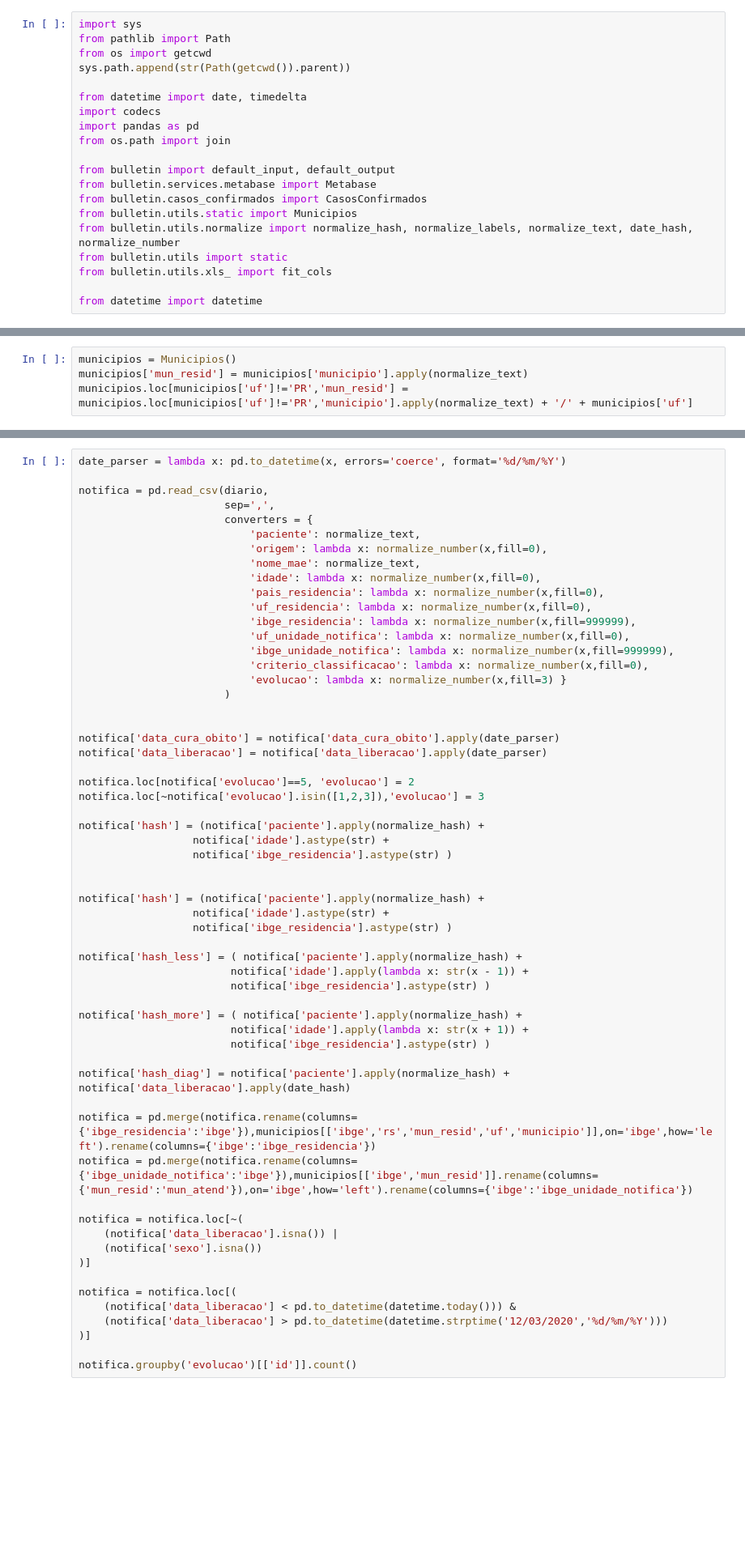
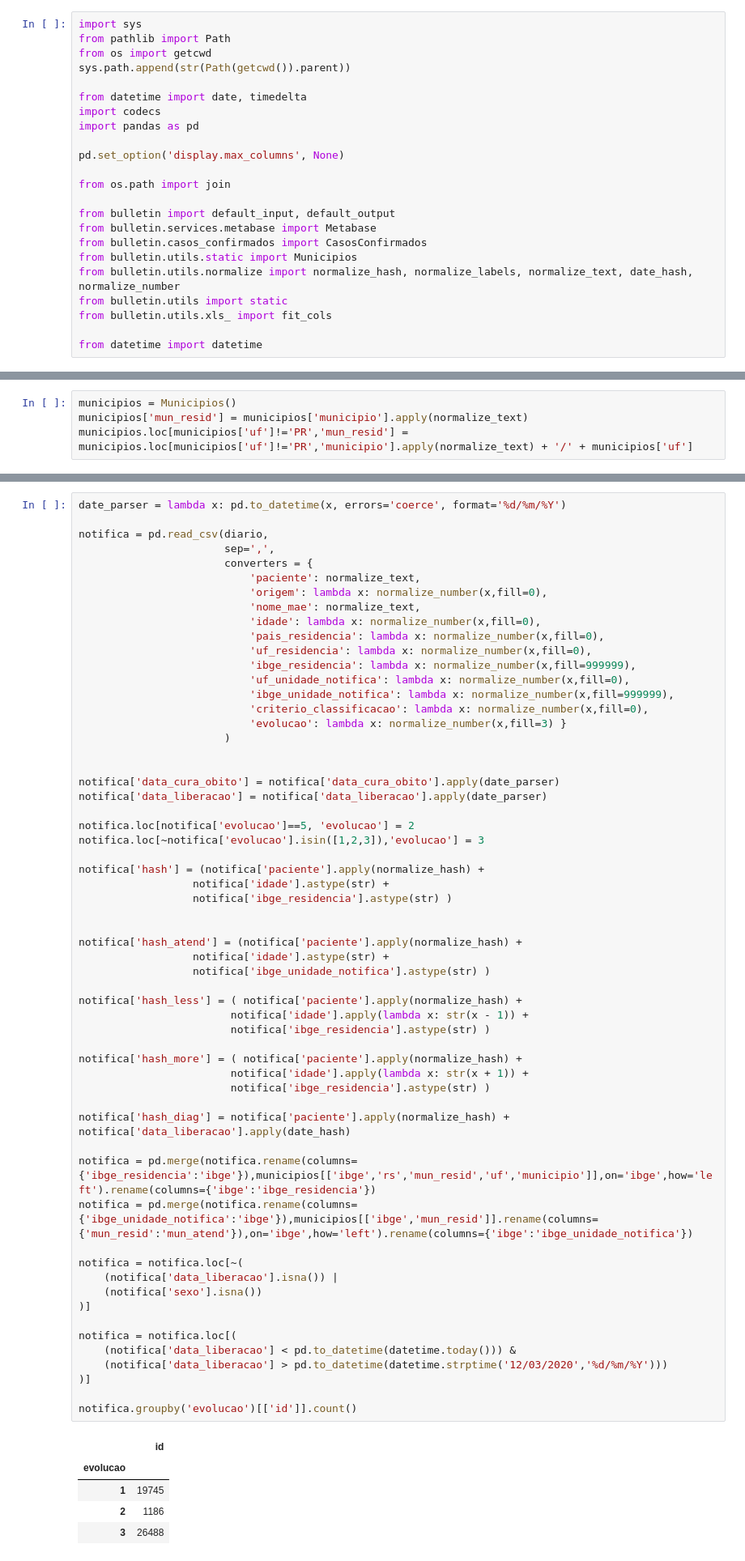
Before and after one commit to vinnylg/covid19datascience, a Jupyter notebook: notebooks/diario.ipynb, the cells around one changed output, grey strips where cells are left out. Shown at 81% size. Cells and saved outputs as stored; diff of their text form; blank space fills up the shorter version.

```diff
--- a/notebooks/diario.ipynb
+++ b/notebooks/diario.ipynb
@@ -7,6 +7,9 @@ sys.path.append(str(Path(getcwd()).parent))
 from datetime import date, timedelta
 import codecs
 import pandas as pd
+
+pd.set_option('display.max_columns', None)
+
 from os.path import join
 
 from bulletin import default_input, default_output
@@ -55,35 +85,41 @@ notifica['hash'] = (notifica['paciente'].apply(normalize_hash) +
                   notifica['idade'].astype(str) +
                   notifica['ibge_residencia'].astype(str) )
 
 
-notifica['hash'] = (notifica['paciente'].apply(normalize_hash) +
+notifica['hash_atend'] = (notifica['paciente'].apply(normalize_hash) +
                   notifica['idade'].astype(str) +
-                  notifica['ibge_residencia'].astype(str) )
+                  notifica['ibge_unidade_notifica'].astype(str) )
 
 notifica['hash_less'] = ( notifica['paciente'].apply(normalize_hash) +
                         notifica['idade'].apply(lambda x: str(x - 1)) +
                         notifica['ibge_residencia'].astype(str) )
 
 notifica['hash_more'] = ( notifica['paciente'].apply(normalize_hash) +
                         notifica['idade'].apply(lambda x: str(x + 1)) +
                         notifica['ibge_residencia'].astype(str) )
 
 notifica['hash_diag'] = notifica['paciente'].apply(normalize_hash) + notifica['data_liberacao'].apply(date_hash)
 
 notifica = pd.merge(notifica.rename(columns={'ibge_residencia':'ibge'}),municipios[['ibge','rs','mun_resid','uf','municipio']],on='ibge',how='left').rename(columns={'ibge':'ibge_residencia'})
 notifica = pd.merge(notifica.rename(columns={'ibge_unidade_notifica':'ibge'}),municipios[['ibge','mun_resid']].rename(columns={'mun_resid':'mun_atend'}),on='ibge',how='left').rename(columns={'ibge':'ibge_unidade_notifica'})
 
 notifica = notifica.loc[~(
     (notifica['data_liberacao'].isna()) |
     (notifica['sexo'].isna())
 )]
 
 notifica = notifica.loc[(
     (notifica['data_liberacao'] < pd.to_datetime(datetime.today())) &
     (notifica['data_liberacao'] > pd.to_datetime(datetime.strptime('12/03/2020','%d/%m/%Y')))
 )]
 
 notifica.groupby('evolucao')[['id']].count()
+# %% [output]
+|  | id |
+| evolucao |  |
+| 1 | 19745 |
+| 2 | 1186 |
+| 3 | 26488 |
 # %%
 cc = CasosConfirmados()
 cc.load()
```
Also changed, not shown: parts of 11 cells of this notebook, 6 other files.
